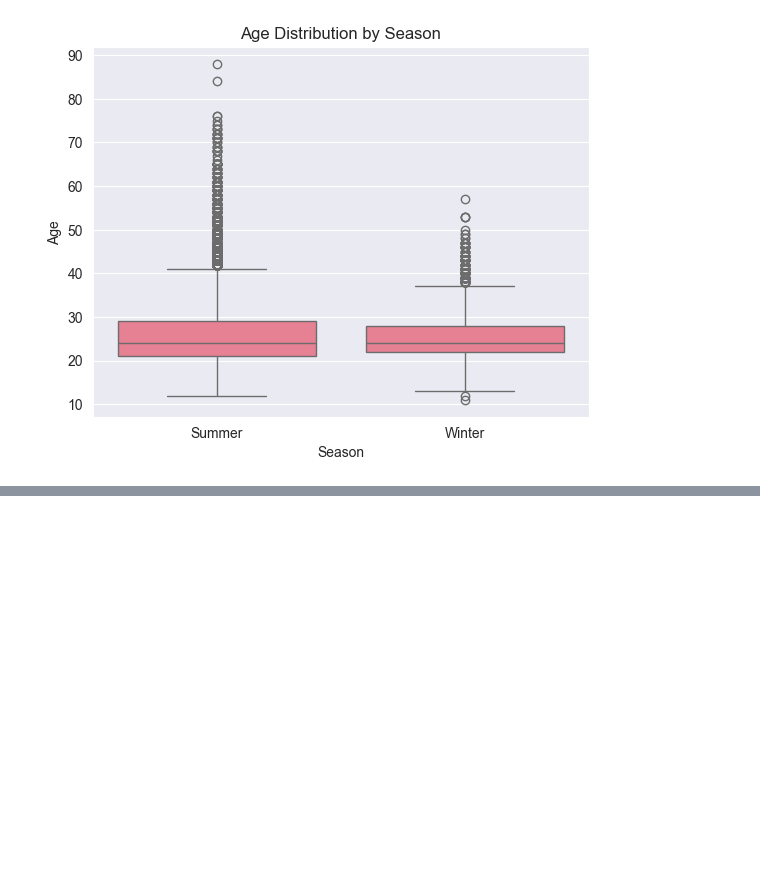
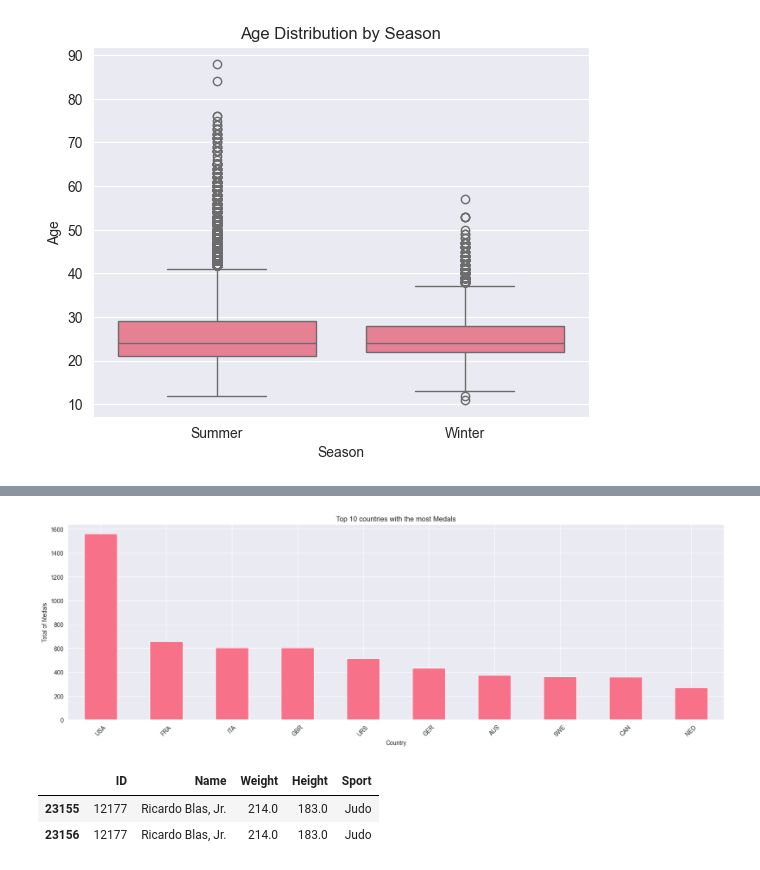
Before and after one commit to dobrywilczurek/Olympic_data_EAD, a Jupyter notebook: Olympic_eda.ipynb, the cells around one changed output, grey strips where cells are left out. Drawn from its saved outputs; the diff is of its cells as text; code cells hidden in the pictures; blank space fills up the shorter version.

```diff
--- a/Olympic_eda.ipynb
+++ b/Olympic_eda.ipynb
@@ -358,0 +380,3 @@ plt.show()
+# %%
+most_medals_by_country = data.groupby("NOC")["Medal"].count()
+most_medals_by_country[most_medals_by_country>200].sort_values(ascending=False)
@@ -358,0 +400,20 @@ plt.show()
+# %%
+most_medals_by_country = most_medals_by_country[most_medals_by_country>10]
+most_medals_by_country = most_medals_by_country.sort_values(ascending=False)
+top_10_countries_medal = most_medals_by_country.head(10)
+# %%
+top_10_countries_medal.plot(kind='bar', figsize=(20,6))
+plt.title("Top 10 countries with the most Medals")
+plt.xticks(rotation=45)
+plt.xlabel("Country")
+plt.ylabel("Total of Medals")
+plt.show()
+# %% [output]
+[figure, added]
+# %%
+heaviest_athlete = data[data["Weight"] == data["Weight"].max()]
+heaviest_athlete[["ID", "Name", "Weight", "Height", "Sport"]]
+# %% [output]
+|  | ID | Name | Weight | Height | Sport |
+| 23155 | 12177 | Ricardo Blas, Jr. | 214.0 | 183.0 | Judo |
+| 23156 | 12177 | Ricardo Blas, Jr. | 214.0 | 183.0 | Judo |
```
Also changed, not shown: parts of 4 cells of this notebook.
